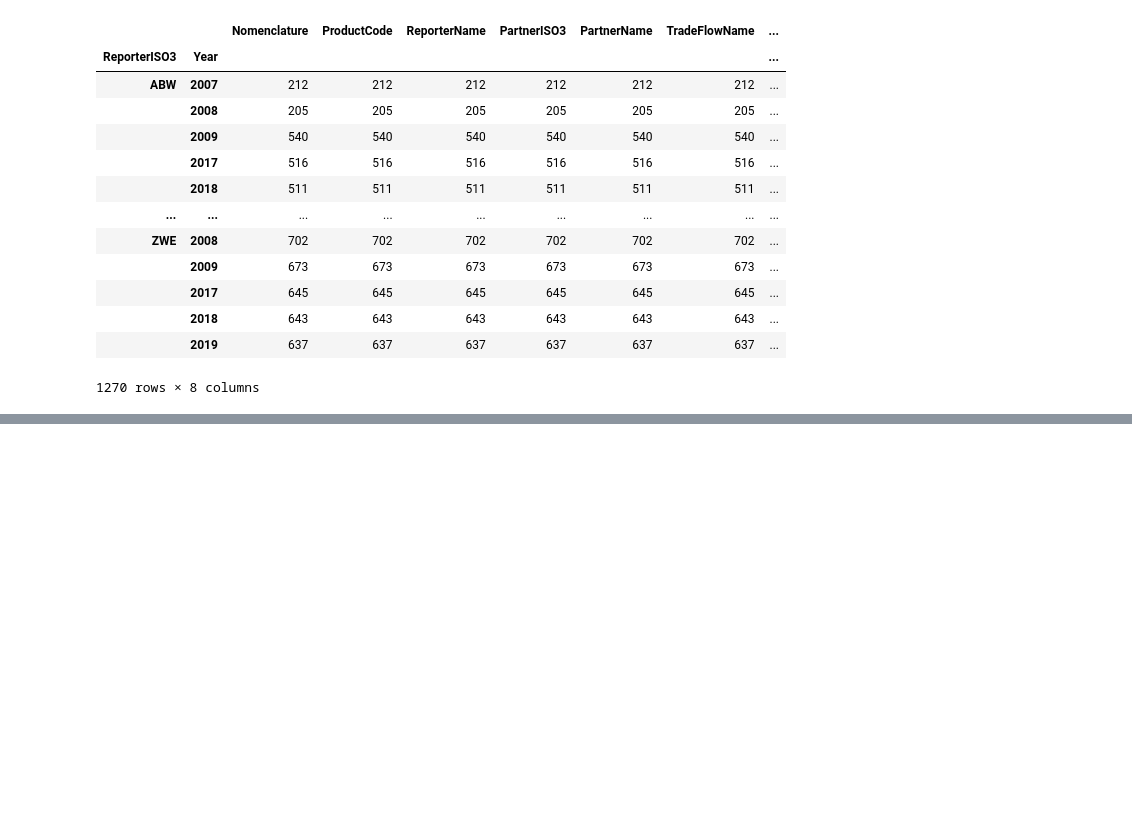
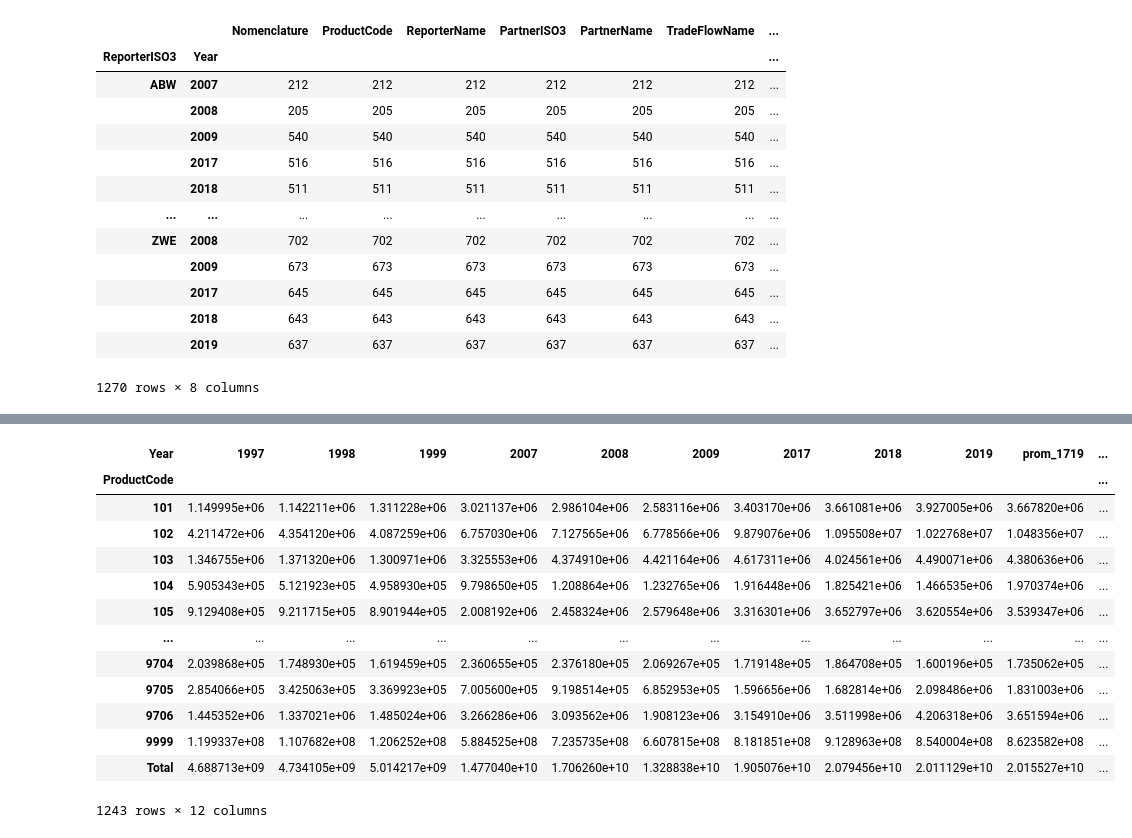
Before and after one commit to sc-perini/product-space, a Jupyter notebook: data/raw/WITS/extracting data.ipynb, the cells around one changed output, grey strips where cells are left out. Drawn from its saved outputs; the diff is of its cells as text; code cells hidden in the pictures; blank space fills up the shorter version.

```diff
--- a/data/raw/WITS/extracting data.ipynb
+++ b/data/raw/WITS/extracting data.ipynb
@@ -95,0 +147,3 @@ None
+# %%
+df_wide = df_wide.pivot(index=["ReporterISO3", "ProductCode", 'ReporterName'], columns='Year', values='TradeValue in 1000 USD')
+df_wide
@@ -95,0 +165,8 @@ None
+# %%
+# creo columnas promedio para los años de interés
+col = df_wide.loc[: , '2017':'2019']
+col2 = df_wide.loc[: , '2007':'2009']
+col3 = df_wide.loc[: , '1997':'1999']
+df_wide['prom_1719'] = round(col.mean(axis=1),2)
+df_wide['prom_0709'] = round(col2.mean(axis=1),2)
+df_wide['prom_9799'] = round(col3.mean(axis=1),2)
@@ -95,0 +265,3 @@ None
+# %%
+# armo un data frame con los datos por producto de todos los países que será el total mundial con el que trabajaré
+WLD_tot = df_wide.groupby(["ProductCode"]).sum()
@@ -95,0 +278,19 @@ None
+# %%
+WLD_tot.loc['Total'] = WLD_tot.sum(numeric_only=True)
+# %%
+WLD_tot
+# %% [output]
+| Year | 1997 | 1998 | 1999 | 2007 | 2008 | 2009 | 2017 | 2018 | 2019 | prom_1719 | ... |
+| ProductCode |  |  |  |  |  |  |  |  |  |  | ... |
+| 101 | 1.149995e+06 | 1.142211e+06 | 1.311228e+06 | 3.021137e+06 | 2.986104e+06 | 2.583116e+06 | 3.403170e+06 | 3.661081e+06 | 3.927005e+06 | 3.667820e+06 | ... |
+| 102 | 4.211472e+06 | 4.354120e+06 | 4.087259e+06 | 6.757030e+06 | 7.127565e+06 | 6.778566e+06 | 9.879076e+06 | 1.095508e+07 | 1.022768e+07 | 1.048356e+07 | ... |
+| 103 | 1.346755e+06 | 1.371320e+06 | 1.300971e+06 | 3.325553e+06 | 4.374910e+06 | 4.421164e+06 | 4.617311e+06 | 4.024561e+06 | 4.490071e+06 | 4.380636e+06 | ... |
+| 104 | 5.905343e+05 | 5.121923e+05 | 4.958930e+05 | 9.798650e+05 | 1.208864e+06 | 1.232765e+06 | 1.916448e+06 | 1.825421e+06 | 1.466535e+06 | 1.970374e+06 | ... |
+| 105 | 9.129408e+05 | 9.211715e+05 | 8.901944e+05 | 2.008192e+06 | 2.458324e+06 | 2.579648e+06 | 3.316301e+06 | 3.652797e+06 | 3.620554e+06 | 3.539347e+06 | ... |
+| ... | ... | ... | ... | ... | ... | ... | ... | ... | ... | ... | ... |
+| 9704 | 2.039868e+05 | 1.748930e+05 | 1.619459e+05 | 2.360655e+05 | 2.376180e+05 | 2.069267e+05 | 1.719148e+05 | 1.864708e+05 | 1.600196e+05 | 1.735062e+05 | ... |
+| 9705 | 2.854066e+05 | 3.425063e+05 | 3.369923e+05 | 7.005600e+05 | 9.198514e+05 | 6.852953e+05 | 1.596656e+06 | 1.682814e+06 | 2.098486e+06 | 1.831003e+06 | ... |
+| 9706 | 1.445352e+06 | 1.337021e+06 | 1.485024e+06 | 3.266286e+06 | 3.093562e+06 | 1.908123e+06 | 3.154910e+06 | 3.511998e+06 | 4.206318e+06 | 3.651594e+06 | ... |
+| 9999 | 1.199337e+08 | 1.107682e+08 | 1.206252e+08 | 5.884525e+08 | 7.235735e+08 | 6.607815e+08 | 8.181851e+08 | 9.128963e+08 | 8.540004e+08 | 8.623582e+08 | ... |
+| Total | 4.688713e+09 | 4.734105e+09 | 5.014217e+09 | 1.477040e+10 | 1.706260e+10 | 1.328838e+10 | 1.905076e+10 | 2.079456e+10 | 2.011129e+10 | 2.015527e+10 | ... |
+1243 rows × 12 columns
```
Also changed, not shown: parts of 30 cells of this notebook.
